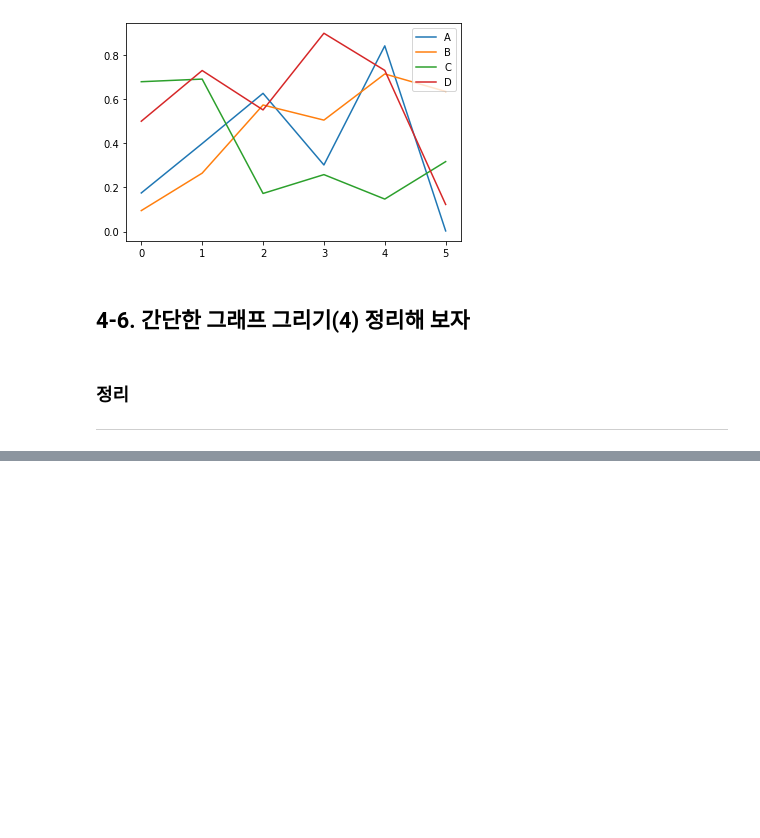
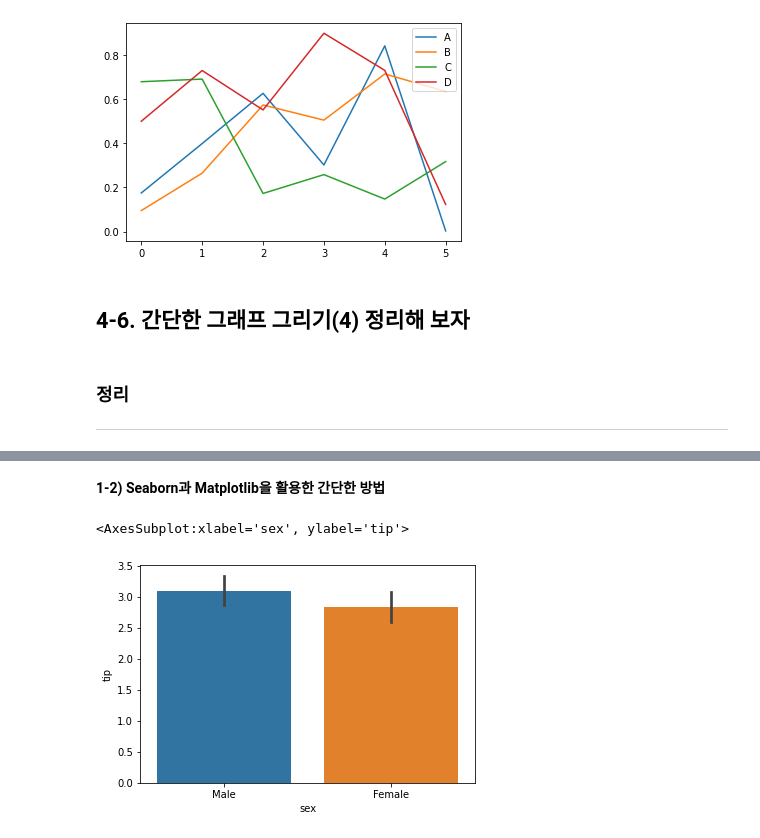
Before and after one commit to hyungminkimdev/aiffel, a Jupyter notebook: 240523-data-visualization/Data Visualization.ipynb, the cells around one changed output, grey strips where cells are left out. Drawn from its saved outputs; the diff is of its cells as text; code cells hidden in the pictures; blank space fills up the shorter version.

```diff
--- a/240523-data-visualization/Data Visualization.ipynb
+++ b/240523-data-visualization/Data Visualization.ipynb
@@ -311,0 +508,7 @@ plt.show()
+# %% [markdown]
+**1-2) Seaborn과 Matplotlib을 활용한 간단한 방법**
+# %%
+sns.barplot(data=df, x='sex', y='tip')
+# %% [output]
+<AxesSubplot:xlabel='sex', ylabel='tip'>
+[figure, added]
```
Also changed, not shown: parts of 29 cells of this notebook.
